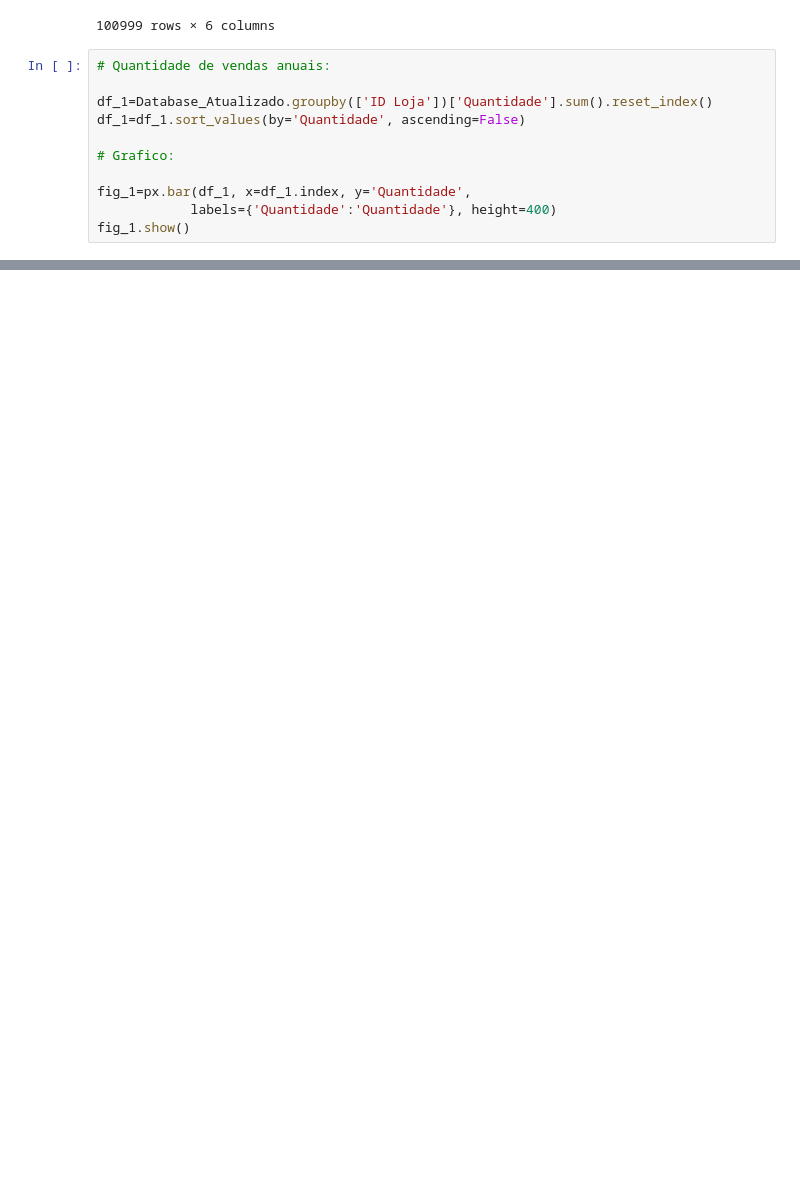
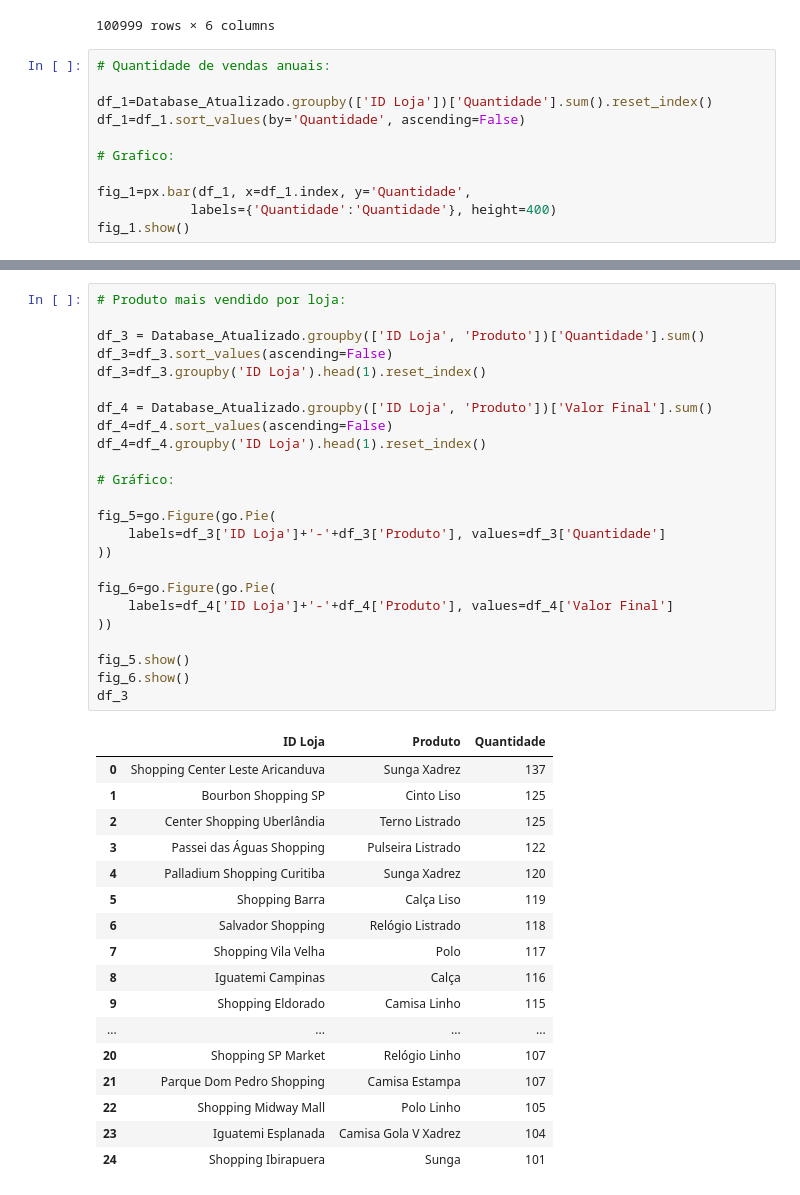
Before and after one commit to VictorSayoan/Analise-De-Dados-E-Automacao-De-Processos, a Jupyter notebook: Projeto_Atualizado_05-Indicadores_de_venda/Analise.ipynb, the cells around one changed output, grey strips where cells are left out. Cells and saved outputs as stored; diff of their text form; blank space fills up the shorter version.

```diff
--- a/Projeto_Atualizado_05-Indicadores_de_venda/Analise.ipynb
+++ b/Projeto_Atualizado_05-Indicadores_de_venda/Analise.ipynb
@@ -80,0 +85,42 @@ def shop_filter(shop):
+# %%
+# Produto mais vendido por loja:
+
+df_3 = Database_Atualizado.groupby(['ID Loja', 'Produto'])['Quantidade'].sum()
+df_3=df_3.sort_values(ascending=False)
+df_3=df_3.groupby('ID Loja').head(1).reset_index()
+
+df_4 = Database_Atualizado.groupby(['ID Loja', 'Produto'])['Valor Final'].sum()
+df_4=df_4.sort_values(ascending=False)
+df_4=df_4.groupby('ID Loja').head(1).reset_index()
+
+# Gráfico:
+
+fig_5=go.Figure(go.Pie(
+    labels=df_3['ID Loja']+'-'+df_3['Produto'], values=df_3['Quantidade']
+))
+
+fig_6=go.Figure(go.Pie(
+    labels=df_4['ID Loja']+'-'+df_4['Produto'], values=df_4['Valor Final']
+))
+
+fig_5.show()
+fig_6.show()
+df_3
+# %% [output]
+|  | ID Loja | Produto | Quantidade |
+| 0 | Shopping Center Leste Aricanduva | Sunga Xadrez | 137 |
+| 1 | Bourbon Shopping SP | Cinto Liso | 125 |
+| 2 | Center Shopping Uberlândia | Terno Listrado | 125 |
+| 3 | Passei das Águas Shopping | Pulseira Listrado | 122 |
+| 4 | Palladium Shopping Curitiba | Sunga Xadrez | 120 |
+| 5 | Shopping Barra | Calça Liso | 119 |
+| 6 | Salvador Shopping | Relógio Listrado | 118 |
+| 7 | Shopping Vila Velha | Polo | 117 |
+| 8 | Iguatemi Campinas | Calça | 116 |
+| 9 | Shopping Eldorado | Camisa Linho | 115 |
+| ... | ... | ... | ... |
+| 20 | Shopping SP Market | Relógio Linho | 107 |
+| 21 | Parque Dom Pedro Shopping | Camisa Estampa | 107 |
+| 22 | Shopping Midway Mall | Polo Linho | 105 |
+| 23 | Iguatemi Esplanada | Camisa Gola V Xadrez | 104 |
+| 24 | Shopping Ibirapuera | Sunga | 101 |
```
Also changed, not shown: parts of 6 cells of this notebook.
